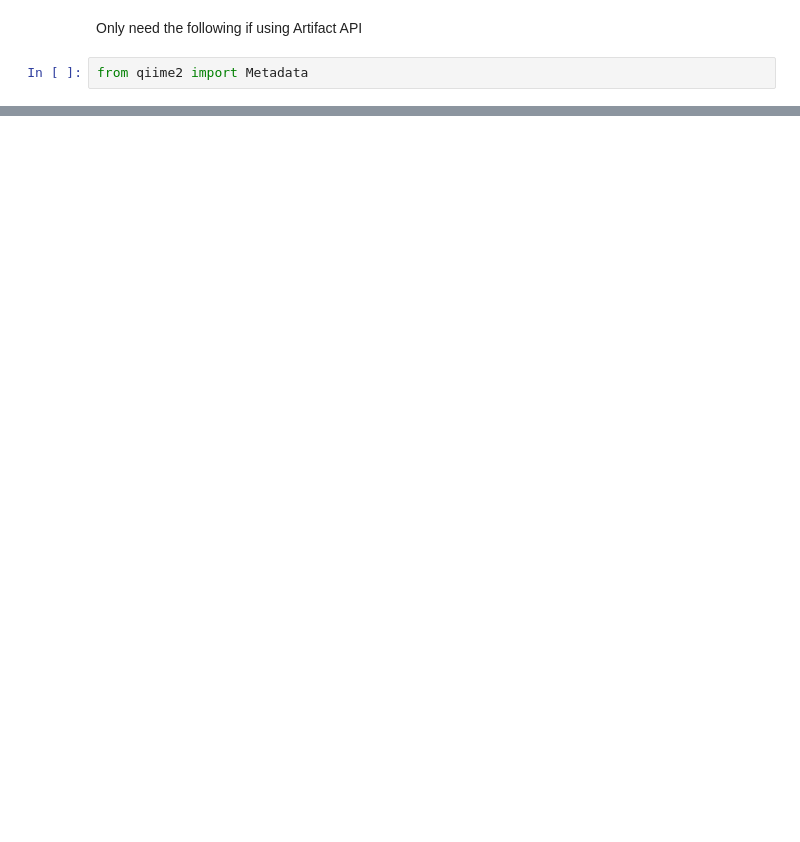
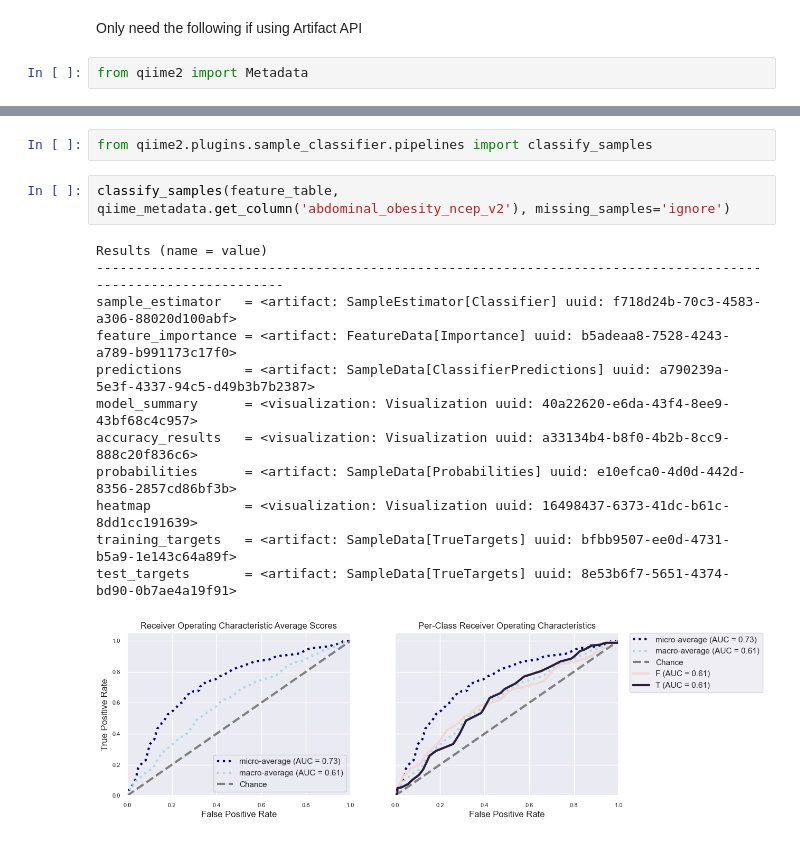
Before and after one commit to Amandoj/DSC180-Q2-Project, a Jupyter notebook: EDA.ipynb, the cells around one changed output, grey strips where cells are left out. Saved outputs shown, nothing was run; the diff lists cells and outputs as text; blank space fills up the shorter version.

Commit message:
completed ml pipeline and began src files

```diff
--- a/EDA.ipynb
+++ b/EDA.ipynb
@@ -278,0 +331,17 @@ qiime_metadata.save('qiime_metadata.qza')
+# %%
+from qiime2.plugins.sample_classifier.pipelines import classify_samples
+# %%
+classify_samples(feature_table, qiime_metadata.get_column('abdominal_obesity_ncep_v2'), missing_samples='ignore')
+# %% [output]
+Results (name = value)
+-------------------------------------------------------------------------------------------------------------
+sample_estimator   = <artifact: SampleEstimator[Classifier] uuid: f718d24b-70c3-4583-a306-88020d100abf>
+feature_importance = <artifact: FeatureData[Importance] uuid: b5adeaa8-7528-4243-a789-b991173c17f0>
+predictions        = <artifact: SampleData[ClassifierPredictions] uuid: a790239a-5e3f-4337-94c5-d49b3b7b2387>
+model_summary      = <visualization: Visualization uuid: 40a22620-e6da-43f4-8ee9-43bf68c4c957>
+accuracy_results   = <visualization: Visualization uuid: a33134b4-b8f0-4b2b-8cc9-888c20f836c6>
+probabilities      = <artifact: SampleData[Probabilities] uuid: e10efca0-4d0d-442d-8356-2857cd86bf3b>
+heatmap            = <visualization: Visualization uuid: 16498437-6373-41dc-b61c-8dd1cc191639>
+training_targets   = <artifact: SampleData[TrueTargets] uuid: bfbb9507-ee0d-4731-b5a9-1e143c64a89f>
+test_targets       = <artifact: SampleData[TrueTargets] uuid: 8e53b6f7-5651-4374-bd90-0b7ae4a19f91>
+[figure, added]
```
Also changed, not shown: parts of 21 cells of this notebook, 3 other files.
